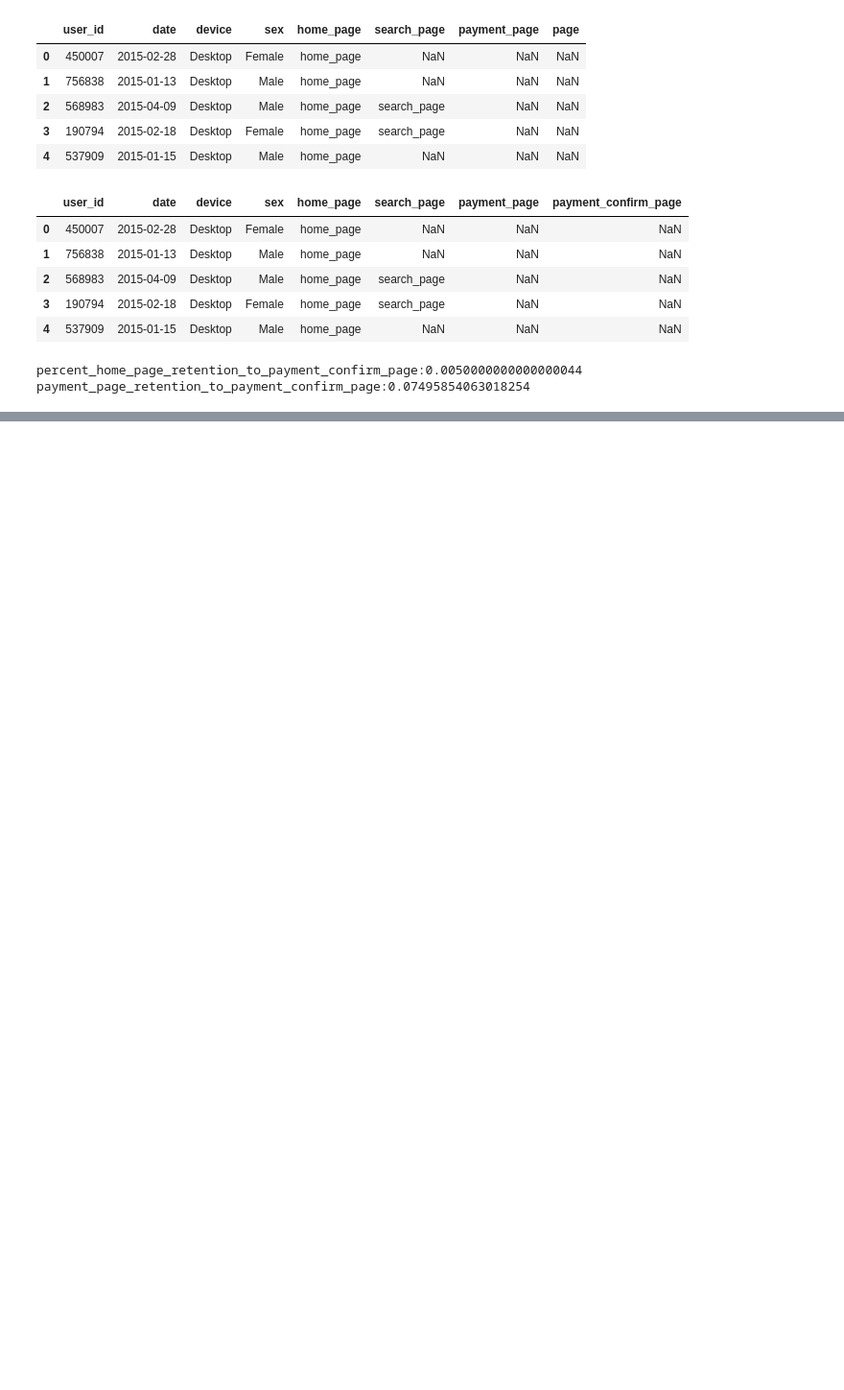
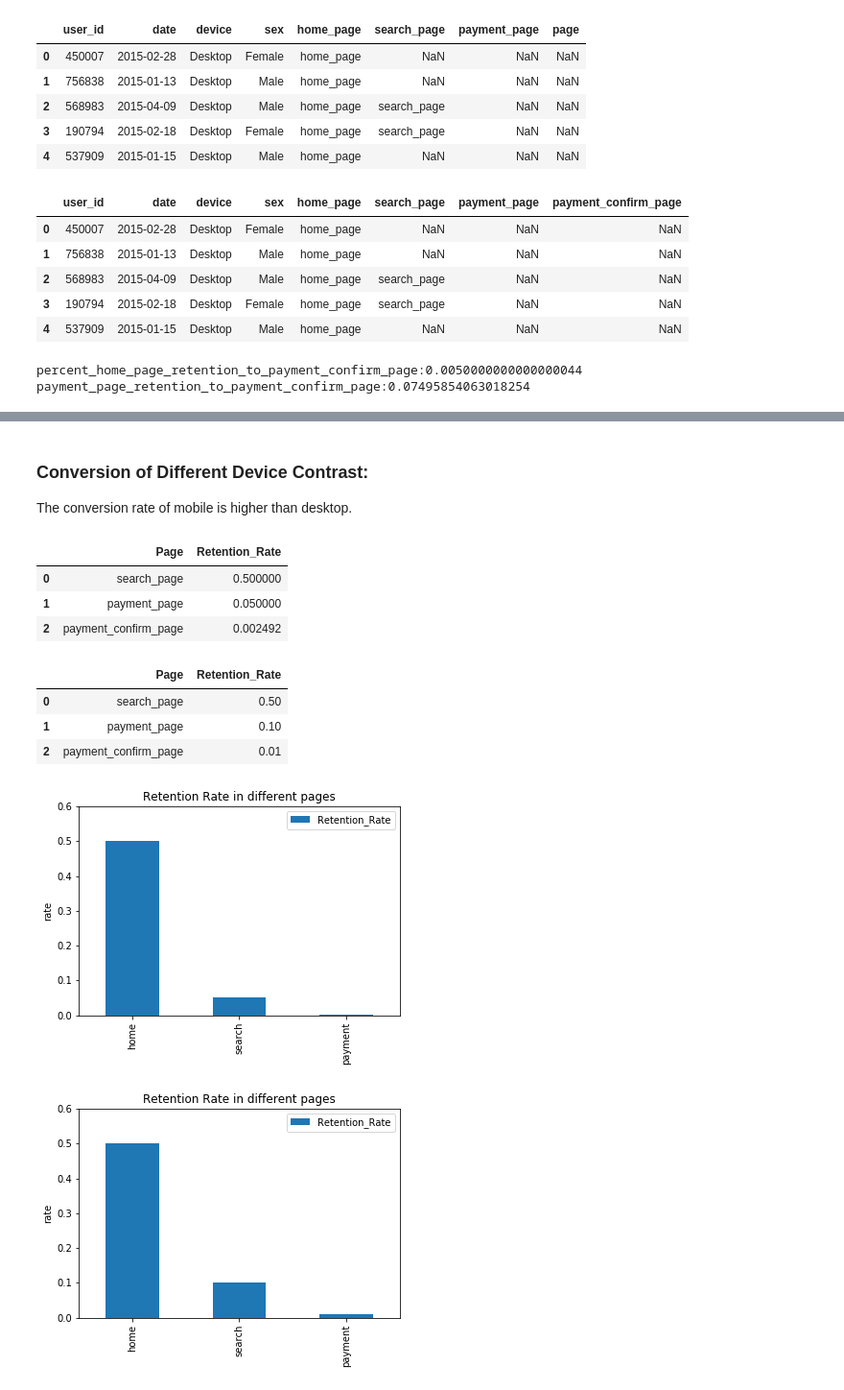
Before and after one commit to whitney218/Data-Science-Take-Home-Challenges, a Jupyter notebook: 5. Funnel Analysis.ipynb, the cells around one changed output, grey strips where cells are left out. Shown at 96% size. Drawn from its saved outputs; the diff is of its cells as text; code cells hidden in the pictures; blank space fills up the shorter version.

```diff
--- a/5. Funnel Analysis.ipynb
+++ b/5. Funnel Analysis.ipynb
@@ -178,0 +186,3 @@ df.corr()["hotel_cluster"].sort_values()
+# %%
+null_columns=result3.columns[result3.isnull().any()]
+len(result3)-result3[null_columns].isnull().sum()
@@ -178,0 +308,40 @@ df.corr()["hotel_cluster"].sort_values()
+# %% [markdown]
+### Conversion of Different Device Contrast:
+The conversion rate of mobile is higher than desktop.
+# %%
+Desktop=result3.groupby('device').get_group('Desktop')
+Desktop_rate=1-Desktop[null_columns].isnull().sum()/len(Desktop)
+df1 = pd.DataFrame({'Page':Desktop_rate.index,'Retention_Rate':Desktop_rate.values})
+df1
+# %% [output]
+|  | Page | Retention_Rate |
+| 0 | search_page | 0.500000 |
+| 1 | payment_page | 0.050000 |
+| 2 | payment_confirm_page | 0.002492 |
+# %%
+Mobile=result3.groupby('device').get_group('Mobile')
+Mobile.columns[Mobile.isnull().any()]
+Mobile_rate=1-Mobile[null_columns].isnull().sum()/len(Mobile)
+df2 = pd.DataFrame({'Page':Mobile_rate.index,'Retention_Rate':Mobile_rate.values})
+df2
+# %% [output]
+|  | Page | Retention_Rate |
+| 0 | search_page | 0.50 |
+| 1 | payment_page | 0.10 |
+| 2 | payment_confirm_page | 0.01 |
+# %%
+df1.plot(kind='bar')
+plt.title('Retention Rate in different pages')
+plt.xticks([0, 1, 2], ['home', 'search', 'payment'])
+plt.margins(0.2)
+plt.ylabel('rate')
+plt.show()
+df2.plot(kind='bar')
+plt.title('Retention Rate in different pages')
+plt.xticks([0, 1, 2], ['home', 'search', 'payment'])
+plt.margins(0.2)
+plt.ylabel('rate')
+plt.show()
+# %% [output]
+[figure, added]
+[figure, added]
```
Also changed, not shown: parts of 16 cells of this notebook.
